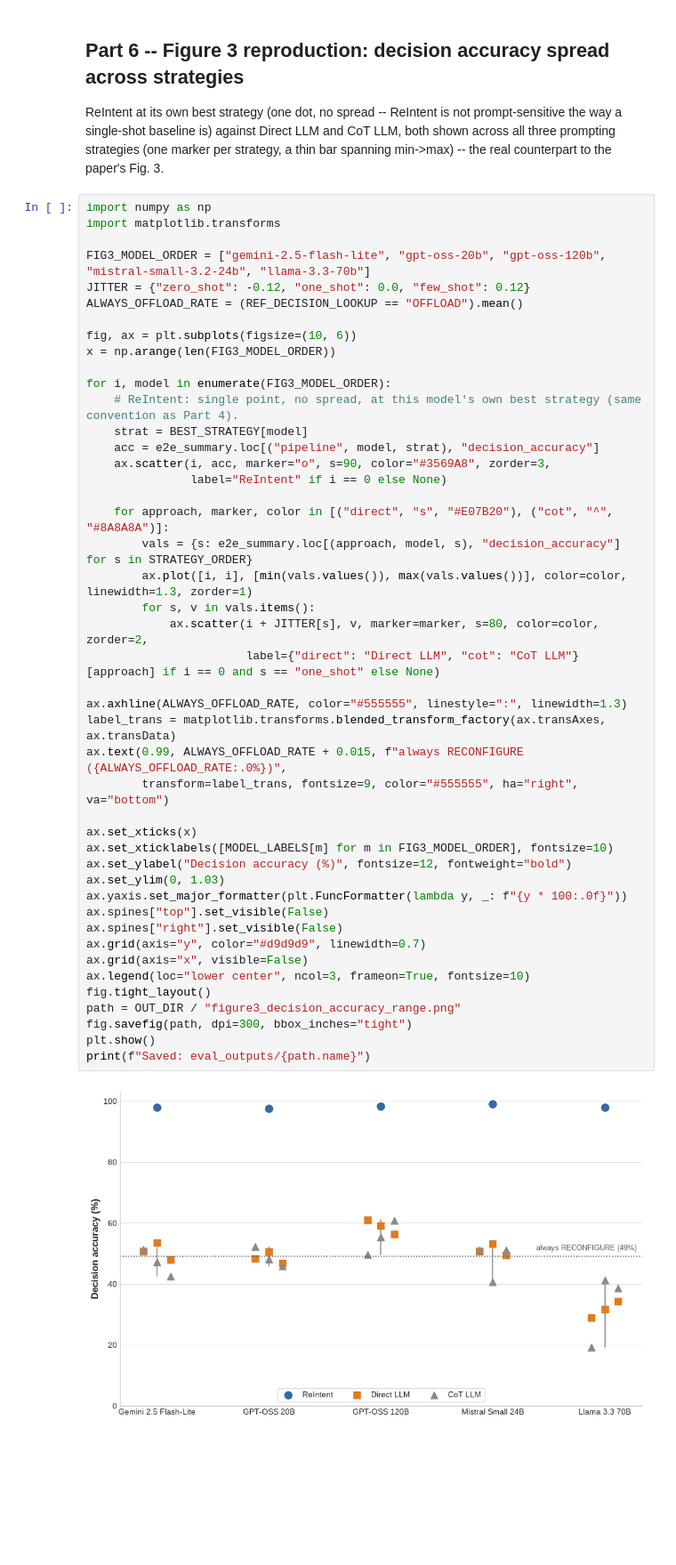
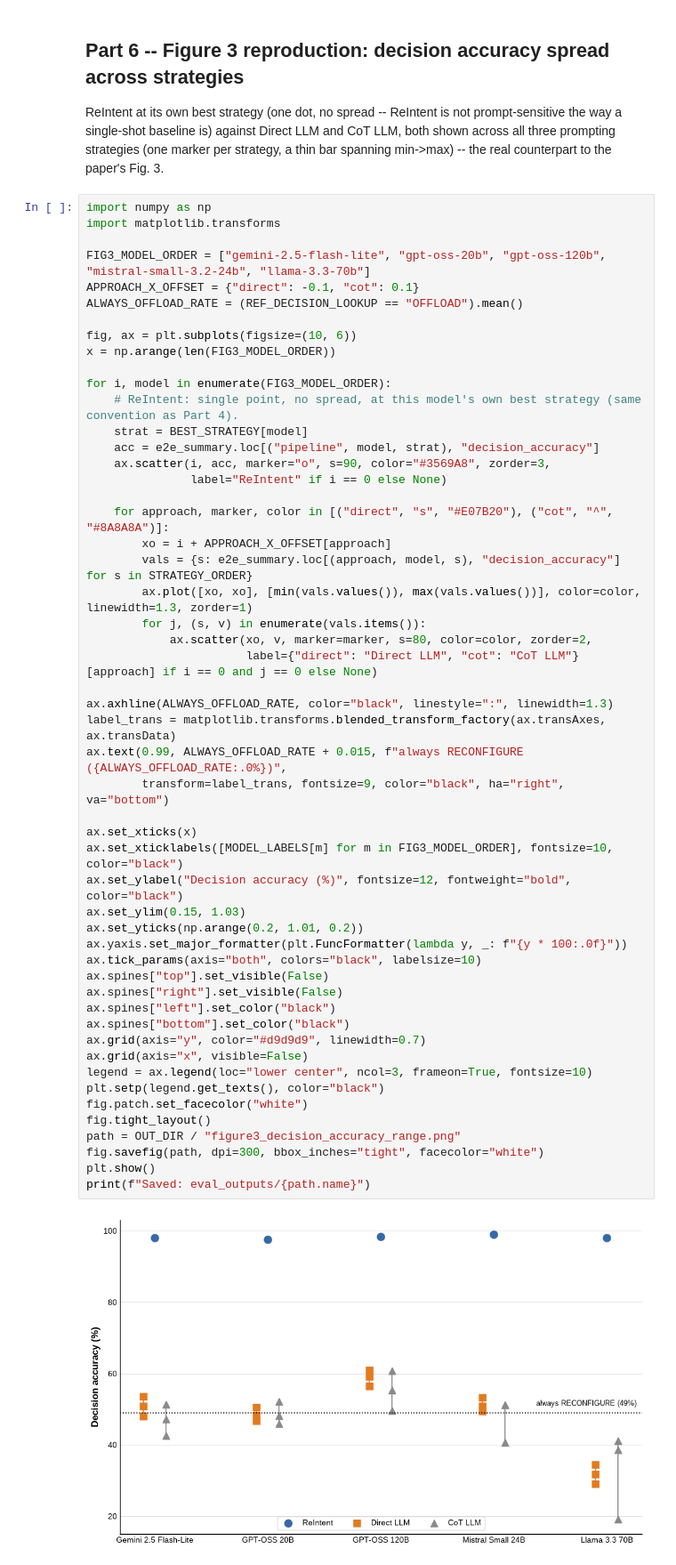
Before and after one commit to MorelK1/ReIntent, a Jupyter notebook: eval/scoring.ipynb, the cells around one changed output. Shown at 89% size. Cells and saved outputs as stored; diff of their text form; blank space fills up the shorter version.

```diff
--- a/eval/scoring.ipynb
+++ b/eval/scoring.ipynb
@@ -1042,46 +1042,53 @@ import numpy as np
 import matplotlib.transforms
 
 FIG3_MODEL_ORDER = ["gemini-2.5-flash-lite", "gpt-oss-20b", "gpt-oss-120b", "mistral-small-3.2-24b", "llama-3.3-70b"]
-JITTER = {"zero_shot": -0.12, "one_shot": 0.0, "few_shot": 0.12}
+APPROACH_X_OFFSET = {"direct": -0.1, "cot": 0.1}
 ALWAYS_OFFLOAD_RATE = (REF_DECISION_LOOKUP == "OFFLOAD").mean()
 
 fig, ax = plt.subplots(figsize=(10, 6))
 x = np.arange(len(FIG3_MODEL_ORDER))
 
 for i, model in enumerate(FIG3_MODEL_ORDER):
     # ReIntent: single point, no spread, at this model's own best strategy (same convention as Part 4).
     strat = BEST_STRATEGY[model]
     acc = e2e_summary.loc[("pipeline", model, strat), "decision_accuracy"]
     ax.scatter(i, acc, marker="o", s=90, color="#3569A8", zorder=3,
                label="ReIntent" if i == 0 else None)
 
     for approach, marker, color in [("direct", "s", "#E07B20"), ("cot", "^", "#8A8A8A")]:
+        xo = i + APPROACH_X_OFFSET[approach]
         vals = {s: e2e_summary.loc[(approach, model, s), "decision_accuracy"] for s in STRATEGY_ORDER}
-        ax.plot([i, i], [min(vals.values()), max(vals.values())], color=color, linewidth=1.3, zorder=1)
-        for s, v in vals.items():
-            ax.scatter(i + JITTER[s], v, marker=marker, s=80, color=color, zorder=2,
-                       label={"direct": "Direct LLM", "cot": "CoT LLM"}[approach] if i == 0 and s == "one_shot" else None)
+        ax.plot([xo, xo], [min(vals.values()), max(vals.values())], color=color, linewidth=1.3, zorder=1)
+        for j, (s, v) in enumerate(vals.items()):
+            ax.scatter(xo, v, marker=marker, s=80, color=color, zorder=2,
+                       label={"direct": "Direct LLM", "cot": "CoT LLM"}[approach] if i == 0 and j == 0 else None)
 
-ax.axhline(ALWAYS_OFFLOAD_RATE, color="#555555", linestyle=":", linewidth=1.3)
+ax.axhline(ALWAYS_OFFLOAD_RATE, color="black", linestyle=":", linewidth=1.3)
 label_trans = matplotlib.transforms.blended_transform_factory(ax.transAxes, ax.transData)
 ax.text(0.99, ALWAYS_OFFLOAD_RATE + 0.015, f"always RECONFIGURE ({ALWAYS_OFFLOAD_RATE:.0%})",
-        transform=label_trans, fontsize=9, color="#555555", ha="right", va="bottom")
+        transform=label_trans, fontsize=9, color="black", ha="right", va="bottom")
 
 ax.set_xticks(x)
-ax.set_xticklabels([MODEL_LABELS[m] for m in FIG3_MODEL_ORDER], fontsize=10)
-ax.set_ylabel("Decision accuracy (%)", fontsize=12, fontweight="bold")
-ax.set_ylim(0, 1.03)
+ax.set_xticklabels([MODEL_LABELS[m] for m in FIG3_MODEL_ORDER], fontsize=10, color="black")
+ax.set_ylabel("Decision accuracy (%)", fontsize=12, fontweight="bold", color="black")
+ax.set_ylim(0.15, 1.03)
+ax.set_yticks(np.arange(0.2, 1.01, 0.2))
 ax.yaxis.set_major_formatter(plt.FuncFormatter(lambda y, _: f"{y * 100:.0f}"))
+ax.tick_params(axis="both", colors="black", labelsize=10)
 ax.spines["top"].set_visible(False)
 ax.spines["right"].set_visible(False)
+ax.spines["left"].set_color("black")
+ax.spines["bottom"].set_color("black")
 ax.grid(axis="y", color="#d9d9d9", linewidth=0.7)
 ax.grid(axis="x", visible=False)
-ax.legend(loc="lower center", ncol=3, frameon=True, fontsize=10)
+legend = ax.legend(loc="lower center", ncol=3, frameon=True, fontsize=10)
+plt.setp(legend.get_texts(), color="black")
+fig.patch.set_facecolor("white")
 fig.tight_layout()
 path = OUT_DIR / "figure3_decision_accuracy_range.png"
-fig.savefig(path, dpi=300, bbox_inches="tight")
+fig.savefig(path, dpi=300, bbox_inches="tight", facecolor="white")
 plt.show()
 print(f"Saved: eval_outputs/{path.name}")
 # %% [output]
-[figure, old version]
+[figure, new version]
 Saved: eval_outputs/figure3_decision_accuracy_range.png
```
Also changed, not shown: 1 other file.
